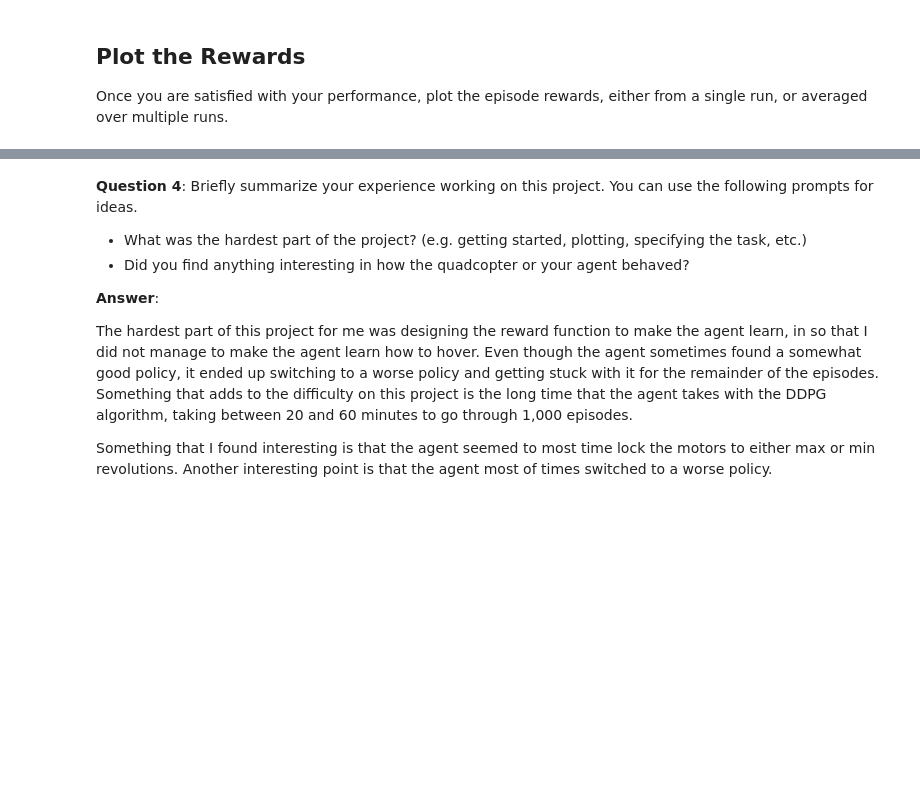
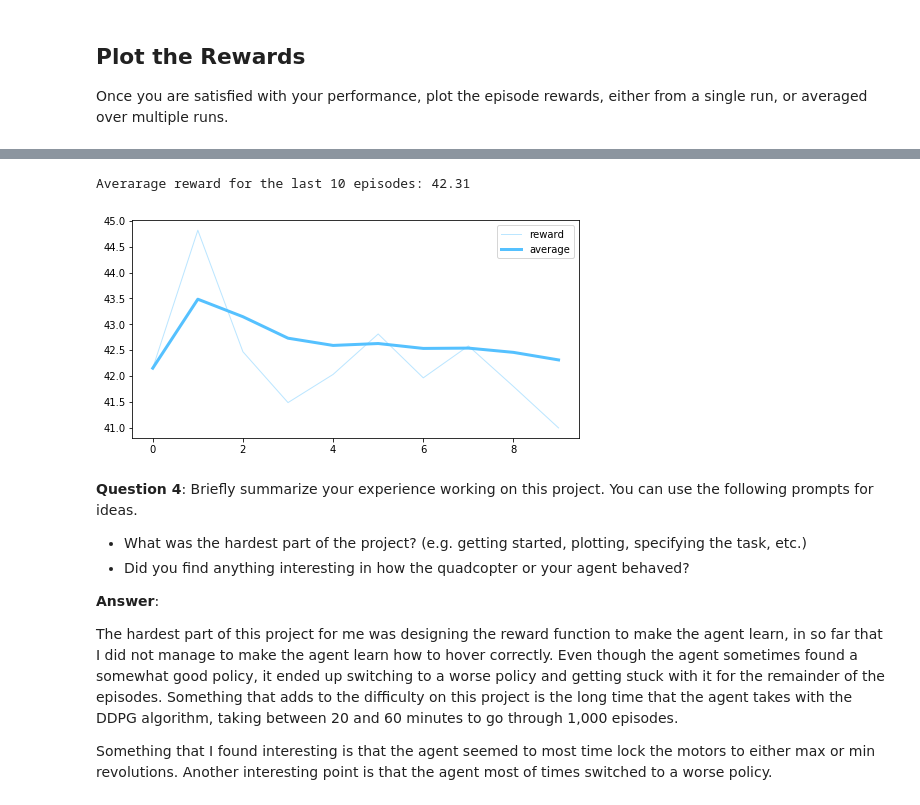
Before and after one commit to PacoHobi/machine-learning, a Jupyter notebook: projects/quadcopter/Quadcopter_Project.ipynb, the cells around one changed output, grey strips where cells are left out. Saved outputs shown, nothing was run; the diff lists cells and outputs as text; code cells hidden in the pictures; blank space fills up the shorter version.

```diff
--- a/projects/quadcopter/Quadcopter_Project.ipynb
+++ b/projects/quadcopter/Quadcopter_Project.ipynb
@@ -468,3 +432,14 @@ We use a neural networks for both the actor and the critic:
+# %%
+plt.rcParams['figure.figsize'] = [8, 4]
+plt.plot(scores[-10:], '#BBE6FF', label='reward', linewidth=1)
+plt.plot(averages(scores[-10:]), '#55C1FF', label='average', linewidth=3)
+plt.legend()
+_ = plt.ylim()
+
+print('Averarage reward for the last 10 episodes: %.2f' % (sum(scores[-10:]) / 10.))
+# %% [output]
+Averarage reward for the last 10 episodes: 42.31
+[figure, added]
 # %% [markdown]
 **Question 4**: Briefly summarize your experience working on this project. You can use the following prompts for ideas.
 
@@ -473,6 +448,6 @@ We use a neural networks for both the actor and the critic:
 
 **Answer**:
 
-The hardest part of this project for me was designing the reward function to make the agent learn,  in so that I did not manage to make the agent learn how to hover. Even though the agent sometimes found a somewhat good policy, it ended up switching to a worse policy and getting stuck with it for the remainder of the episodes. Something that adds to the difficulty on this project is the long time that the agent takes with the DDPG algorithm, taking between 20 and 60 minutes to go through 1,000 episodes.
+The hardest part of this project for me was designing the reward function to make the agent learn,  in so far that I did not manage to make the agent learn how to hover correctly. Even though the agent sometimes found a somewhat good policy, it ended up switching to a worse policy and getting stuck with it for the remainder of the episodes. Something that adds to the difficulty on this project is the long time that the agent takes with the DDPG algorithm, taking between 20 and 60 minutes to go through 1,000 episodes.
 
 Something that I found interesting is that the agent seemed to most time lock the motors to either max or min revolutions. Another interesting point is that the agent most of times switched to a worse policy.
```
Also changed, not shown: parts of 17 cells of this notebook, 2 other files.
